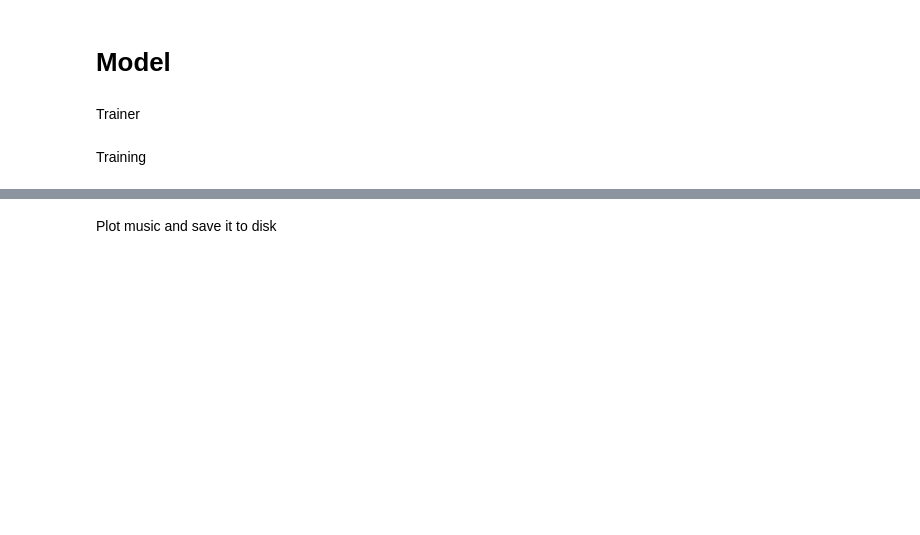
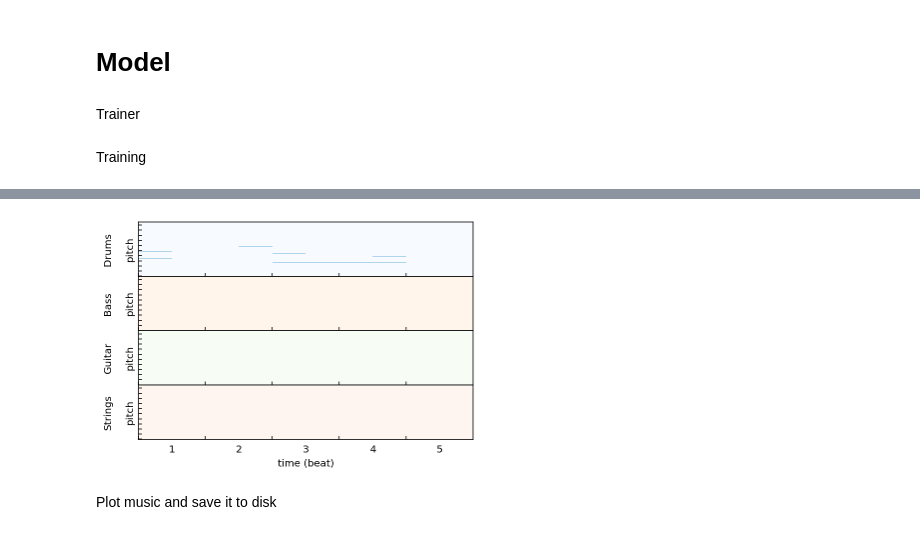
Before and after one commit to EmanueleCosenza/polyphemus, a Jupyter notebook: midi-Copy1.ipynb, the cells around one changed output, grey strips where cells are left out. Drawn from its saved outputs; the diff is of its cells as text; code cells hidden in the pictures; blank space fills up the shorter version.

```diff
--- a/midi-Copy1.ipynb
+++ b/midi-Copy1.ipynb
@@ -1309,0 +1433,14 @@ dataset[0][0].size()
+# %%
+seq_rec_dense = torch.zeros(x_seq.size(), dtype=torch.float).to(device)
+seq_rec_dense = seq_rec_dense[..., 1:, :]
+size = seq_rec_dense.size()
+
+seq_rec_dense = seq_rec_dense.view(-1, seq_rec_dense.size(-2), seq_rec_dense.size(-1))
+
+silence = torch.zeros(seq_rec_dense.size(-2), seq_rec_dense.size(-1)).to(device)
+silence[:, 129] = 1. # eos token
+
+seq_rec_dense[x_acts.bool().view(-1)] = seq_rec
+seq_rec_dense[torch.logical_not(x_acts.bool().view(-1))] = silence
+
+seq_rec_dense = seq_rec_dense.view(size)
@@ -1310,3 +1469,10 @@ dataset[0][0].size()
+# %%
+rec = from_tensor_to_muspy(music_rec, track_data)
+muspy.show_pianoroll(rec, yticklabel='off', grid_axis='off')
+plt.savefig(prefix + "rec" + ".png")
+muspy.write_midi(prefix + "rec" + ".mid", rec)
+# %% [output]
+[figure, added]
 # %% [markdown]
 Plot music and save it to disk
 # %%
```
Also changed, not shown: parts of 28 cells of this notebook, 2 other files.
